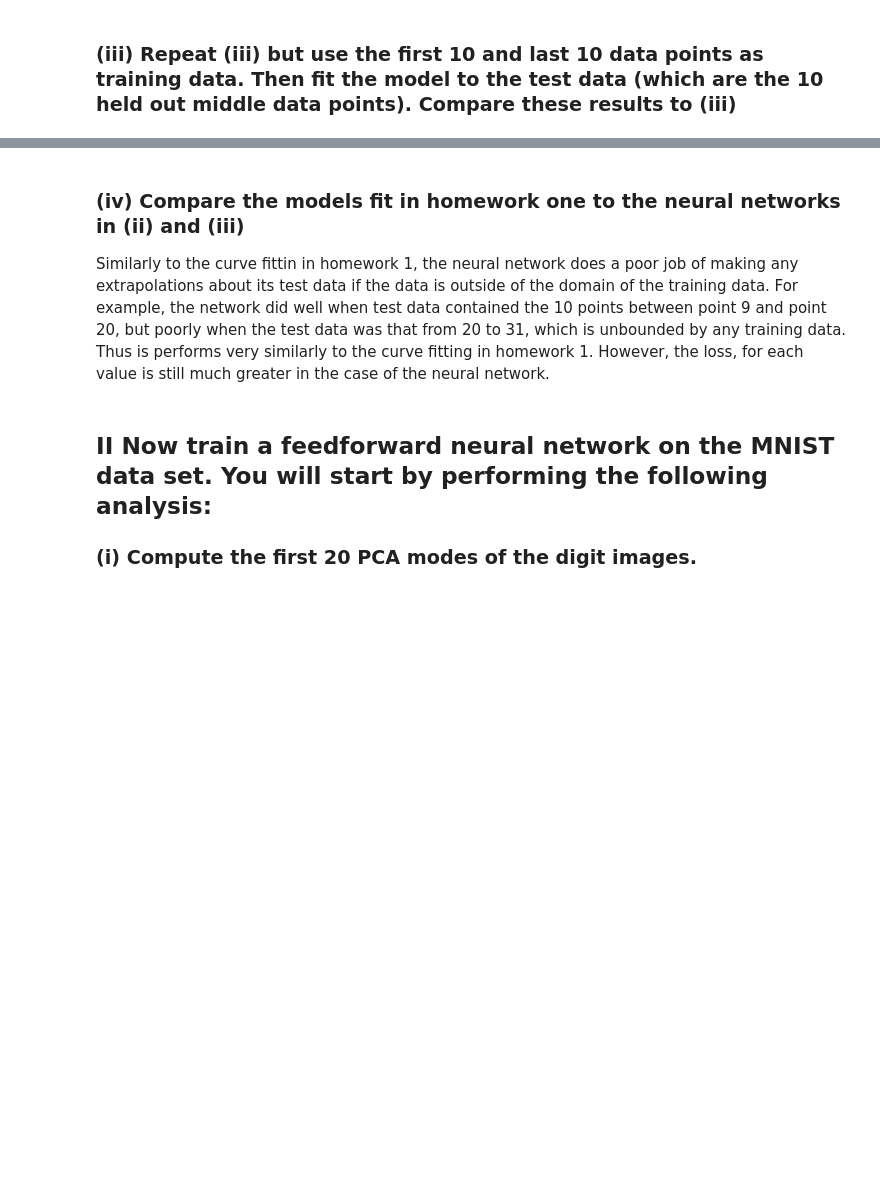
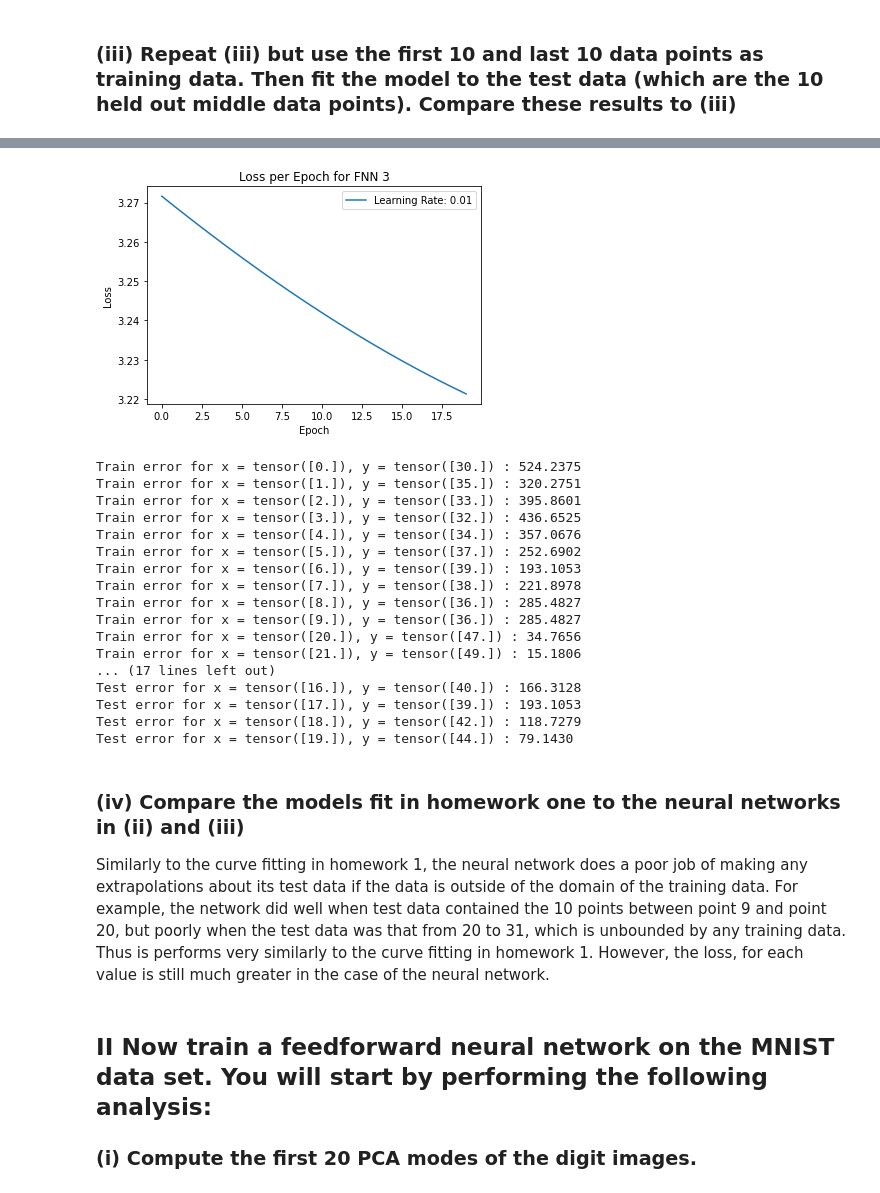
Before and after one commit to ewan-lister/EE-399, a Jupyter notebook: Homework/HW4/HW4_Code.ipynb, the cells around one changed output, grey strips where cells are left out. Cells and saved outputs as stored; diff of their text form; code cells hidden in the pictures; blank space fills up the shorter version.

```diff
--- a/Homework/HW4/HW4_Code.ipynb
+++ b/Homework/HW4/HW4_Code.ipynb
@@ -160,20 +213,36 @@ y_train = torch.cat([Y[0:10], Y[20:31]])
 x_test = X[10:20]
 y_test = Y[10:20]
 
-optimizer = torch.optim.SGD(net.parameters(), lr=0.01)
+
+loss_values = []
+lr = 0.01
+optimizer = torch.optim.SGD(net.parameters(), lr=lr)
 
 # train network on first and last 10 data points, examine progress of SGD via print statements
-num_epochs = 50
+num_epochs = 20
 for epoch in range(num_epochs):
+    running_loss = 0
     for i, (x) in enumerate(x_train):
         optimizer.zero_grad()
         outputs = net(x)
         loss = criterion(outputs, y_train[i])
         loss.backward()
         optimizer.step()
+        running_loss += loss.item()
 
         if (i + 1) % 20 == 0:
             print ('Epoch [{}/{}], Step [{}/{}], Loss: {:.4f}'.format(epoch+1, num_epochs, i+1, 20, loss.item()))
+    epoch_loss = running_loss / len(train_loader)
+    loss_values.append(epoch_loss)
+
+# Plot the loss values with legend
+plt.plot(np.log(loss_values), label='Learning Rate: {}'.format(lr))
+plt.xlabel('Epoch')
+plt.ylabel('Loss')
+plt.title('Loss per Epoch for FNN 3')
+plt.legend()
+plt.savefig('./Figures/fnnepochs3.jpg', facecolor=w)
+plt.show()
 
 check_train_test_error(x_train, y_train, x_test, y_test)
 # %% [output]
@@ -197,7 +269,25 @@ Test error for x = tensor([19.]), y = tensor([44.]) : 0.0003
+[figure, added]
+Train error for x = tensor([0.]), y = tensor([30.]) : 524.2375
+Train error for x = tensor([1.]), y = tensor([35.]) : 320.2751
+Train error for x = tensor([2.]), y = tensor([33.]) : 395.8601
+Train error for x = tensor([3.]), y = tensor([32.]) : 436.6525
+Train error for x = tensor([4.]), y = tensor([34.]) : 357.0676
+Train error for x = tensor([5.]), y = tensor([37.]) : 252.6902
+Train error for x = tensor([6.]), y = tensor([39.]) : 193.1053
+Train error for x = tensor([7.]), y = tensor([38.]) : 221.8978
+Train error for x = tensor([8.]), y = tensor([36.]) : 285.4827
+Train error for x = tensor([9.]), y = tensor([36.]) : 285.4827
+Train error for x = tensor([20.]), y = tensor([47.]) : 34.7656
+Train error for x = tensor([21.]), y = tensor([49.]) : 15.1806
+... (17 lines left out)
+Test error for x = tensor([16.]), y = tensor([40.]) : 166.3128
+Test error for x = tensor([17.]), y = tensor([39.]) : 193.1053
+Test error for x = tensor([18.]), y = tensor([42.]) : 118.7279
+Test error for x = tensor([19.]), y = tensor([44.]) : 79.1430
 # %% [markdown]
 ### (iv) Compare the models fit in homework one to the neural networks in (ii) and (iii)
 
-Similarly to the curve fittin in homework 1, the neural network does a poor job of making any extrapolations about its test data if the data is outside of the domain of the training data. For example, the network did well when test data contained the 10 points between point 9 and point 20, but poorly when the test data was that from 20 to 31, which is unbounded by any training data. Thus is performs very similarly to the curve fitting in homework 1. However, the loss, for each value is still much greater in the case of the neural network.
+Similarly to the curve fitting in homework 1, the neural network does a poor job of making any extrapolations about its test data if the data is outside of the domain of the training data. For example, the network did well when test data contained the 10 points between point 9 and point 20, but poorly when the test data was that from 20 to 31, which is unbounded by any training data. Thus is performs very similarly to the curve fitting in homework 1. However, the loss, for each value is still much greater in the case of the neural network.
 # %% [markdown]
 
 ## II Now train a feedforward neural network on the MNIST data set. You will start by performing the following analysis:
```
Also changed, not shown: parts of 8 cells of this notebook.
